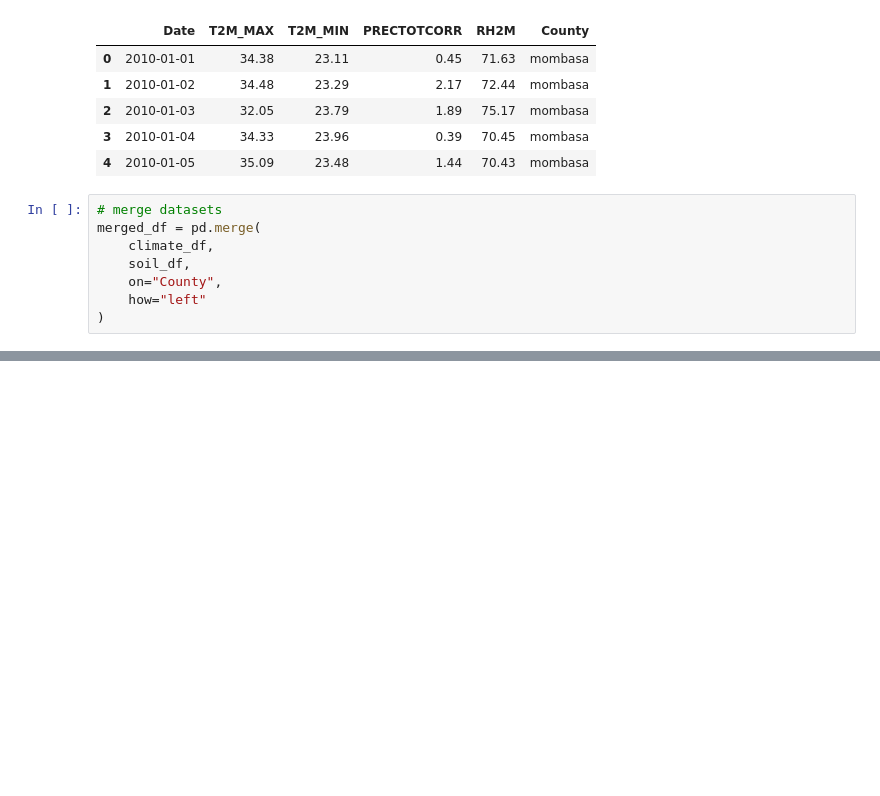
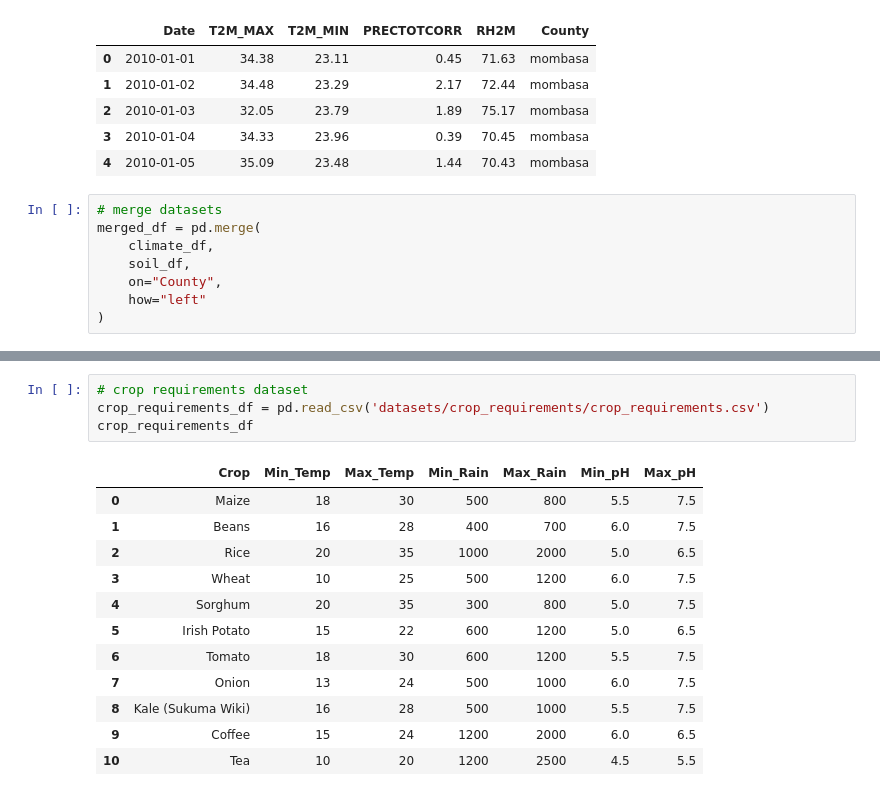
Before and after one commit to Gideonngige/jupyter-notebooks, a Jupyter notebook: Project_implementation.ipynb, the cells around one changed output, grey strips where cells are left out. Saved outputs shown, nothing was run; the diff lists cells and outputs as text; blank space fills up the shorter version.

```diff
--- a/Project_implementation.ipynb
+++ b/Project_implementation.ipynb
@@ -321,0 +308,17 @@ print(null_soil)
+# %%
+# crop requirements dataset
+crop_requirements_df = pd.read_csv('datasets/crop_requirements/crop_requirements.csv')
+crop_requirements_df
+# %% [output]
+|  | Crop | Min_Temp | Max_Temp | Min_Rain | Max_Rain | Min_pH | Max_pH |
+| 0 | Maize | 18 | 30 | 500 | 800 | 5.5 | 7.5 |
+| 1 | Beans | 16 | 28 | 400 | 700 | 6.0 | 7.5 |
+| 2 | Rice | 20 | 35 | 1000 | 2000 | 5.0 | 6.5 |
+| 3 | Wheat | 10 | 25 | 500 | 1200 | 6.0 | 7.5 |
+| 4 | Sorghum | 20 | 35 | 300 | 800 | 5.0 | 7.5 |
+| 5 | Irish Potato | 15 | 22 | 600 | 1200 | 5.0 | 6.5 |
+| 6 | Tomato | 18 | 30 | 600 | 1200 | 5.5 | 7.5 |
+| 7 | Onion | 13 | 24 | 500 | 1000 | 6.0 | 7.5 |
+| 8 | Kale (Sukuma Wiki) | 16 | 28 | 500 | 1000 | 5.5 | 7.5 |
+| 9 | Coffee | 15 | 24 | 1200 | 2000 | 6.0 | 6.5 |
+| 10 | Tea | 10 | 20 | 1200 | 2500 | 4.5 | 5.5 |
```
Also changed, not shown: parts of 7 cells of this notebook, 2 other files.
